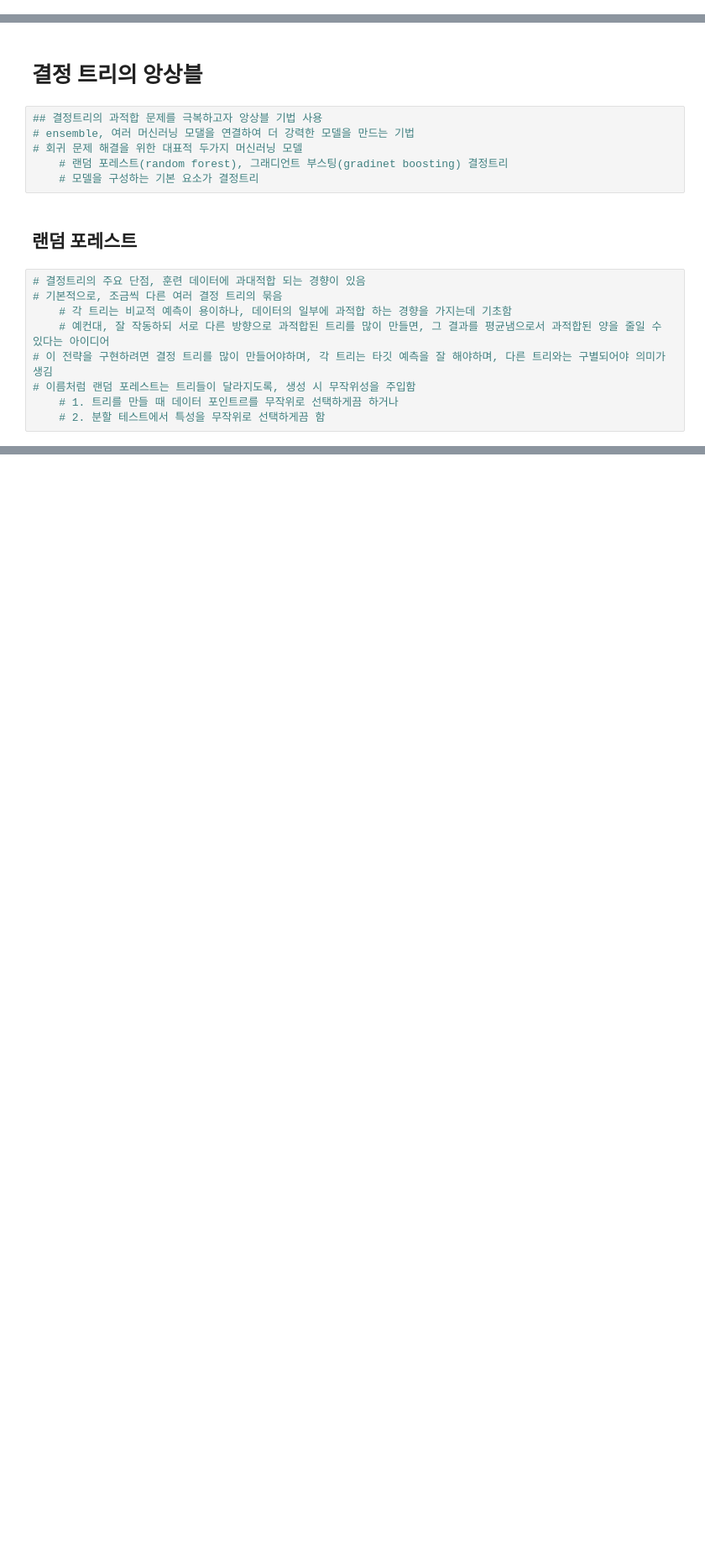
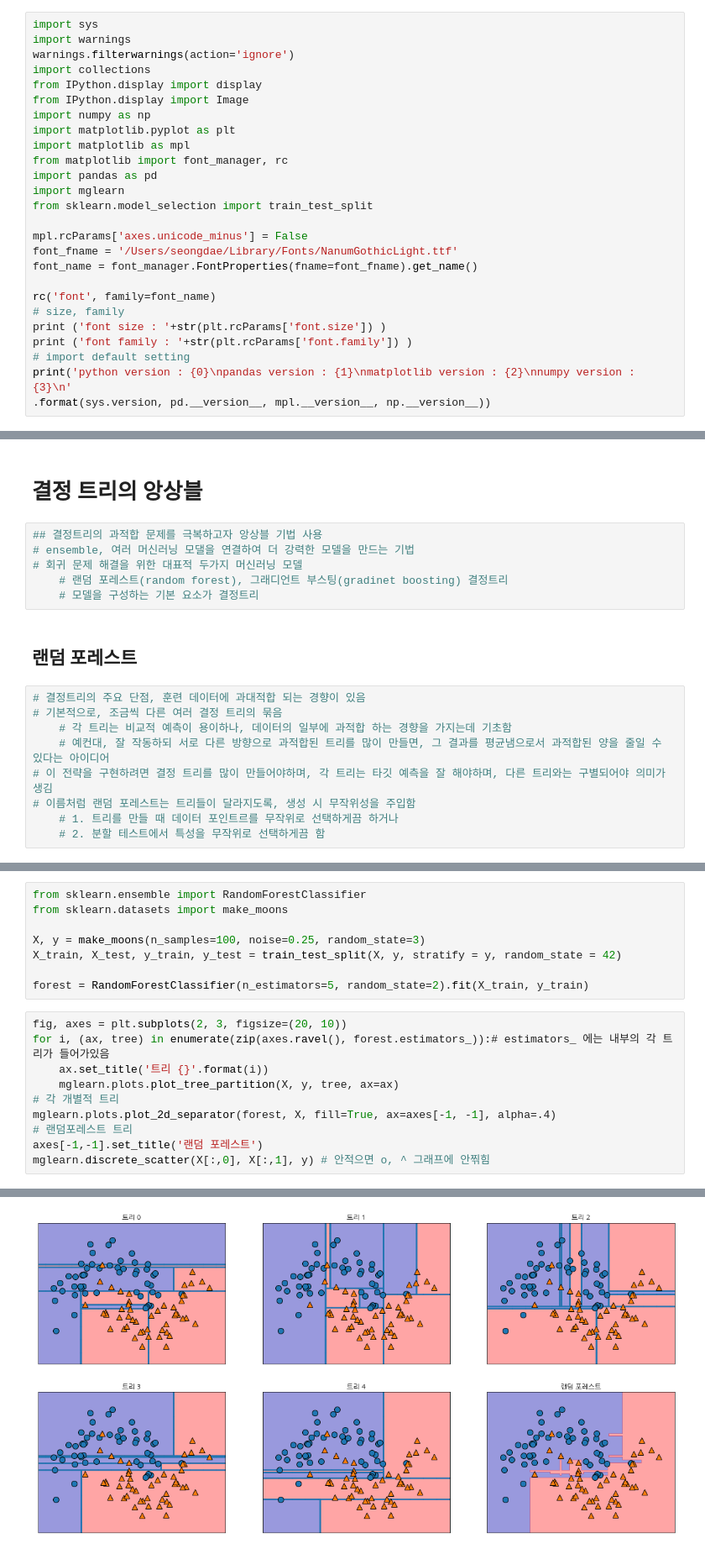
Before and after one commit to sdlee1026/machine, a Jupyter notebook: models/Supervised_Learning/ensemble_of_decisionTree.ipynb, the cells around one changed output, grey strips where cells are left out. Shown at 84% size. Drawn from its saved outputs; the diff is of its cells as text; blank space fills up the shorter version.

```diff
--- a/models/Supervised_Learning/ensemble_of_decisionTree.ipynb
+++ b/models/Supervised_Learning/ensemble_of_decisionTree.ipynb
@@ -0,0 +1,26 @@
+# %%
+import sys
+import warnings
+warnings.filterwarnings(action='ignore')
+import collections
+from IPython.display import display
+from IPython.display import Image
+import numpy as np
+import matplotlib.pyplot as plt
+import matplotlib as mpl
+from matplotlib import font_manager, rc
+import pandas as pd
+import mglearn
+from sklearn.model_selection import train_test_split
+
+mpl.rcParams['axes.unicode_minus'] = False
+font_fname = '/Users/seongdae/Library/Fonts/NanumGothicLight.ttf'
+font_name = font_manager.FontProperties(fname=font_fname).get_name()
+
+rc('font', family=font_name)
+# size, family
+print ('font size : '+str(plt.rcParams['font.size']) )
+print ('font family : '+str(plt.rcParams['font.family']) )
+# import default setting
+print('python version : {0}\npandas version : {1}\nmatplotlib version : {2}\nnumpy version : {3}\n'
+.format(sys.version, pd.__version__, mpl.__version__, np.__version__))
@@ -19,0 +95,19 @@
+# %%
+from sklearn.ensemble import RandomForestClassifier
+from sklearn.datasets import make_moons
+
+X, y = make_moons(n_samples=100, noise=0.25, random_state=3)
+X_train, X_test, y_train, y_test = train_test_split(X, y, stratify = y, random_state = 42)
+
+forest = RandomForestClassifier(n_estimators=5, random_state=2).fit(X_train, y_train)
+# %%
+fig, axes = plt.subplots(2, 3, figsize=(20, 10))
+for i, (ax, tree) in enumerate(zip(axes.ravel(), forest.estimators_)):# estimators_ 에는 내부의 각 트리가 들어가있음
+    ax.set_title('트리 {}'.format(i))
+    mglearn.plots.plot_tree_partition(X, y, tree, ax=ax)
+# 각 개별적 트리
+mglearn.plots.plot_2d_separator(forest, X, fill=True, ax=axes[-1, -1], alpha=.4)
+# 랜덤포레스트 트리
+axes[-1,-1].set_title('랜덤 포레스트')
+mglearn.discrete_scatter(X[:,0], X[:,1], y) # 안적으면 o, ^ 그래프에 안찎힘
+# %% [output]
@@ -19,0 +116 @@
+[figure, added]
```
Also changed, not shown: parts of 23 cells of this notebook.
